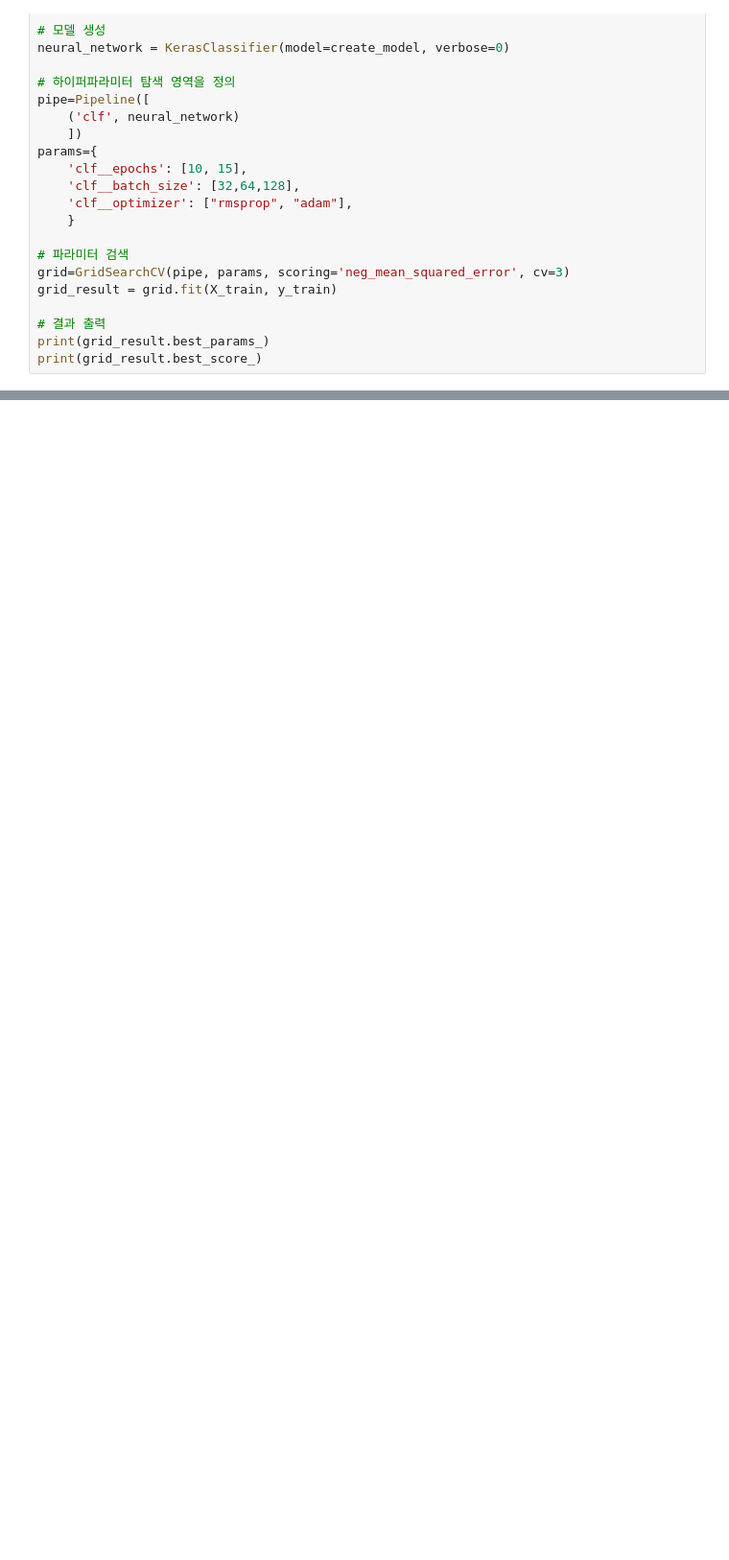
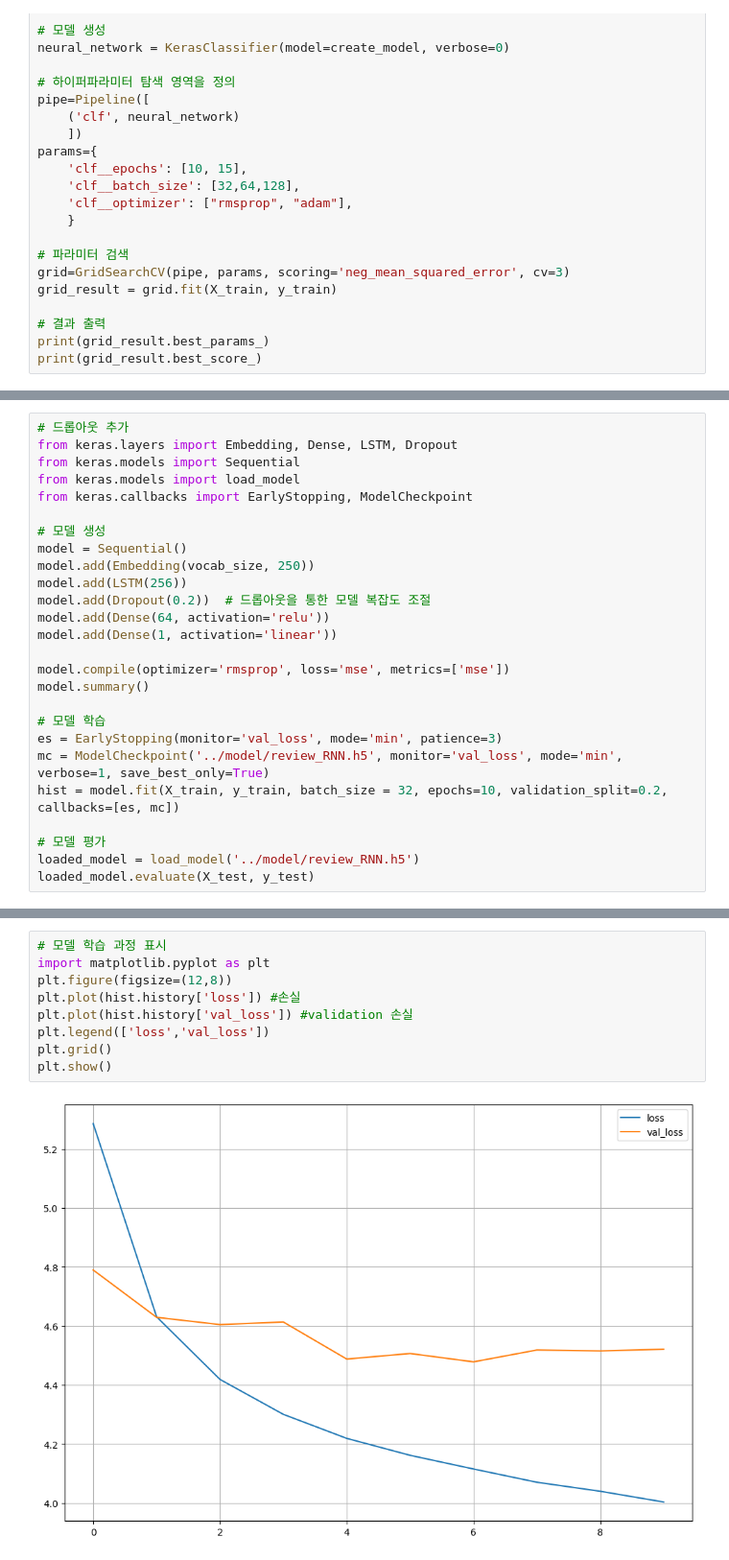
Before and after one commit to sangchun1/movie_rating_predict, a Jupyter notebook: train/review-RNN.ipynb, the cells around one changed output, grey strips where cells are left out. Shown at 96% size. Saved outputs shown, nothing was run; the diff lists cells and outputs as text; blank space fills up the shorter version.

Commit message:
optimize RNN model

```diff
--- a/train/review-RNN.ipynb
+++ b/train/review-RNN.ipynb
@@ -199,0 +210,26 @@ plt.show()
+# %%
+# 드롭아웃 추가
+from keras.layers import Embedding, Dense, LSTM, Dropout
+from keras.models import Sequential
+from keras.models import load_model
+from keras.callbacks import EarlyStopping, ModelCheckpoint
+
+# 모델 생성
+model = Sequential()
+model.add(Embedding(vocab_size, 250))
+model.add(LSTM(256))
+model.add(Dropout(0.2))  # 드롭아웃을 통한 모델 복잡도 조절
+model.add(Dense(64, activation='relu'))
+model.add(Dense(1, activation='linear'))
+
+model.compile(optimizer='rmsprop', loss='mse', metrics=['mse'])
+model.summary()
+
+# 모델 학습
+es = EarlyStopping(monitor='val_loss', mode='min', patience=3)
+mc = ModelCheckpoint('../model/review_RNN.h5', monitor='val_loss', mode='min', verbose=1, save_best_only=True)
+hist = model.fit(X_train, y_train, batch_size = 32, epochs=10, validation_split=0.2, callbacks=[es, mc])
+
+# 모델 평가
+loaded_model = load_model('../model/review_RNN.h5')
+loaded_model.evaluate(X_test, y_test)
@@ -199,0 +255,11 @@ plt.show()
+# %%
+# 모델 학습 과정 표시
+import matplotlib.pyplot as plt
+plt.figure(figsize=(12,8))
+plt.plot(hist.history['loss']) #손실
+plt.plot(hist.history['val_loss']) #validation 손실
+plt.legend(['loss','val_loss'])
+plt.grid()
+plt.show()
+# %% [output]
+[figure, added]
```
Also changed, not shown: parts of 18 cells of this notebook, 4 other files.
